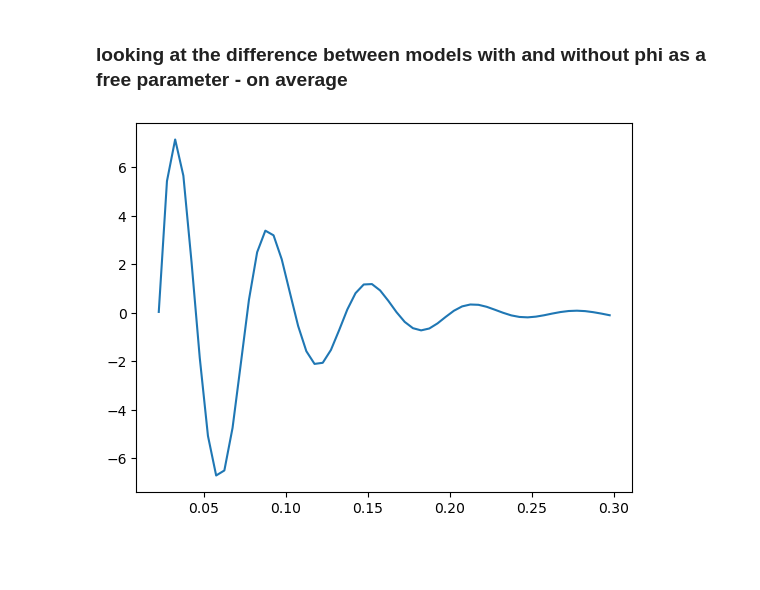
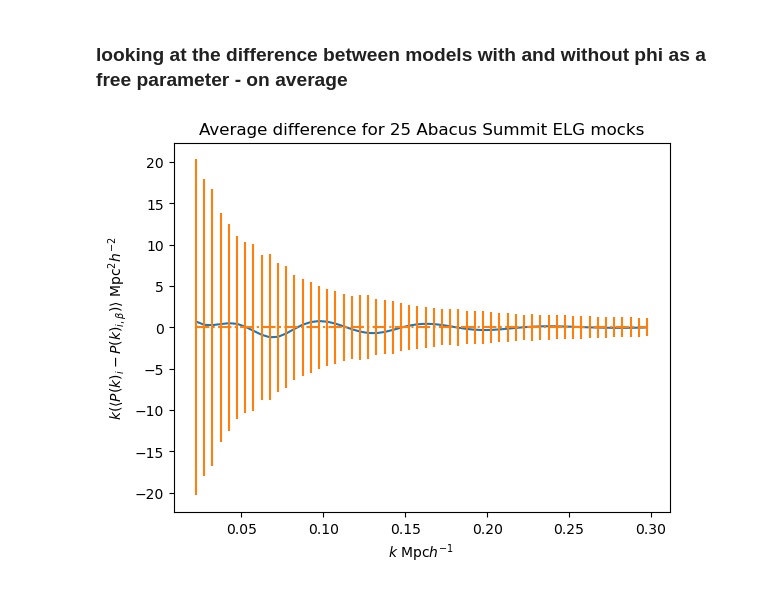
Before and after one commit to abbew25/Barry, a Jupyter notebook: investigations/testing_fits-V2.ipynb, the cells around one changed output. Saved outputs shown, nothing was run; the diff lists cells and outputs as text; code cells hidden in the pictures; blank space fills up the shorter version.

```diff
--- a/investigations/testing_fits-V2.ipynb
+++ b/investigations/testing_fits-V2.ipynb
@@ -26,7 +26,7 @@ from barry.models.model import Correction # class for applying corrections to th
 from barry.utils import weighted_avg_and_cov # function for getting avg and covariance
 
 # settings
-CV = True
+CV = False
 # %% [markdown]
 ### load in the data
 # %%
@@ -71,19 +104,22 @@ for i in np.arange(25):
                     dilate_smooth=True
     )
 
-    sigma_nl_par = {None: 8.35, "sym": 5.145}
-    sigma_nl_perp = {None: 4.35, "sym": 1.5099}
-    sigma_s = {None: 7.05, "sym": 3.4735}
+    sigma_nl_par = params_model[' alpha_par'][i+1]
+    sigma_nl_perp = params_model[' alpha_perp'][i+1]
+    sigma_s = params_model[' Sigma_s'][i+1]
+    alpha_para = params_model[' Sigma_nl_par'][i+1]
+    alpha_perp = params_model[' Sigma_nl_perp'][i+1]
+    beta = params_model[' beta'][i+1]
 
-    alpha, epsilon = modelbest.get_reverse_alphas(1.0011, 1.0008)
+    alpha, epsilon = modelbest.get_reverse_alphas(alpha_para, alpha_perp)
 
-    modelbest.set_default("sigma_nl_par", sigma_nl_par['sym'])
-    modelbest.set_default("sigma_nl_perp", sigma_nl_perp['sym'])
-    modelbest.set_default("sigma_s", sigma_s['sym'])
+    modelbest.set_default("sigma_nl_par", sigma_nl_par)
+    modelbest.set_default("sigma_nl_perp", sigma_nl_perp)
+    modelbest.set_default("sigma_s", sigma_s)
 
     modelbest.set_default("alpha", alpha)
     modelbest.set_default("epsilon", epsilon)
-    modelbest.set_default("beta_phase_shift", 1.0697)
+    modelbest.set_default("beta_phase_shift", beta)
 
     cosmology = {
                 "om": 0.3152,
@@ -110,41 +146,50 @@ for i in np.arange(25):
                     recon='sym',
                     isotropic=False,                          # Analytic marginalisation
                     n_poly=6,                                 # 6 polynomial terms for P(k)
                     use_classorcamb='CLASS',
                     marg='full',
                     dilate_smooth=True
     )
 
-    sigma_nl_par = {None: 8.35, "sym": 5.145}
-    sigma_nl_perp = {None: 4.35, "sym": 1.5099}
-    sigma_s = {None: 7.05, "sym": 3.4735}
+    sigma_nl_par = params_model2[' alpha_par'][i+1]
+    sigma_nl_perp = params_model2[' alpha_perp'][i+1]
+    sigma_s = params_model2[' Sigma_s'][i+1]
+    alpha_para = params_model2[' Sigma_nl_par'][i+1]
+    alpha_perp = params_model2[' Sigma_nl_perp'][i+1]
 
-    alpha, epsilon = modelbest1.get_reverse_alphas(1.0011, 1.0008)
+    alpha, epsilon = modelbest1.get_reverse_alphas(alpha_para, alpha_perp)
 
-    modelbest1.set_default("sigma_nl_par", sigma_nl_par['sym'])
-    modelbest1.set_default("sigma_nl_perp", sigma_nl_perp['sym'])
-    modelbest1.set_default("sigma_s", sigma_s['sym'])
+    modelbest1.set_default("sigma_nl_par", sigma_nl_par)
+    modelbest1.set_default("sigma_nl_perp", sigma_nl_perp)
+    modelbest1.set_default("sigma_s", sigma_s)
 
     modelbest1.set_default("alpha", alpha)
     modelbest1.set_default("epsilon", epsilon)
-    modelbest1.set_default("beta_phase_shift", 1.0697)
 
     modelbest1.set_cosmology(cosmology) # initialises self.camb object
     modelbest1.camb.get_data()
     ks = modelbest1.camb.ks
     modelbest1.set_data(dataset_pk.get_data())
-    params_dict = {j.name: j.default for j in modelbest.params}
+    params_dict = {j.name: j.default for j in modelbest1.params}
 
     new_chi_squared_best1, dof, bband, modsbest1, smooths_best1 = modelbest1.get_model_summary(params_dict)
 
 
     average_diff_modelchoice_fits[:,i] = modsbest1[0][0] - modsbest[0][0]
 
 
 
 average_diff_modelchoice_fits = np.mean(average_diff_modelchoice_fits, axis=1)
 
-plt.plot(dataset_pk.ks, average_diff_modelchoice_fits)
+plt.plot(dataset_pk.ks, average_diff_modelchoice_fits* dataset_pk.ks)
+dataset_pk.set_realisation(None)
+plt.errorbar(dataset_pk.ks, dataset_pk.data[:,0]-dataset_pk.data[:,0], np.sqrt(np.diag(dataset_pk.cov[0:56,0:56])) * dataset_pk.ks, linestyle='-.')
+plt.ylabel(r"$k(\langle P(k)_i - P(k)_{i,\beta}) \rangle$ $\mathrm{Mpc}^2 h^{-2}$")
+plt.xlabel(r"$k$ $\mathrm{Mpc} h^{-1}$")
+suffix = ''
+if CV:
+    suffix = ' (CV)'
+plt.title("Average difference for 25 Abacus Summit ELG mocks" + suffix)
 plt.show()
 # %% [output]
-[figure, old version]
+[figure, new version]
```
Also changed, not shown: parts of 3 cells of this notebook, 1 other file.
